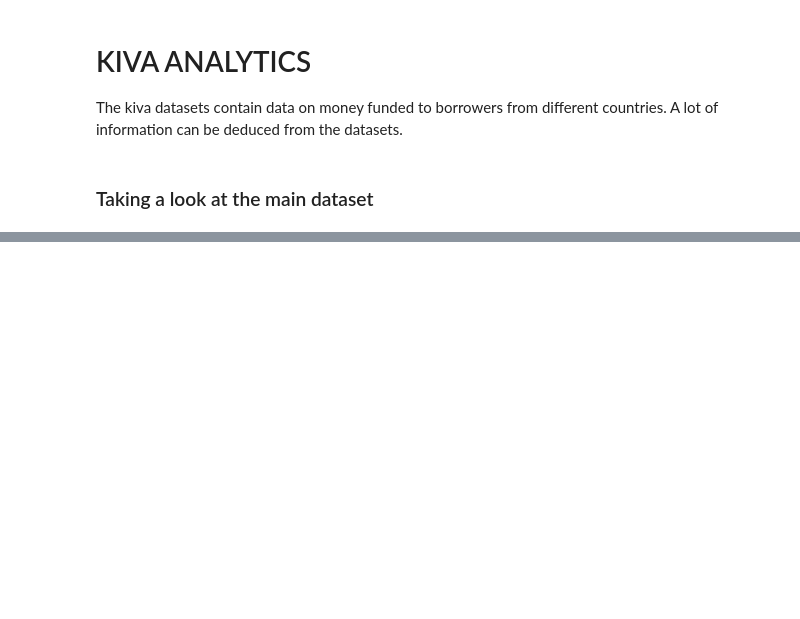
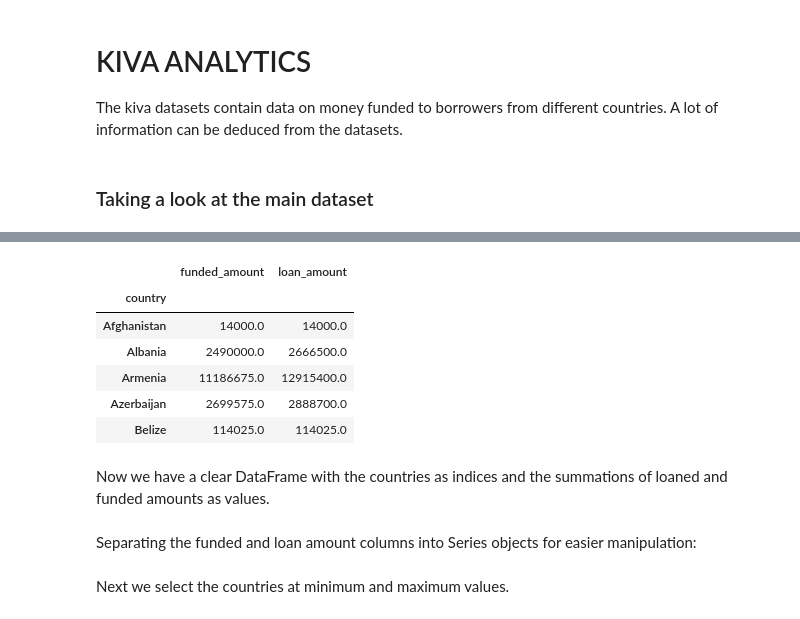
Before and after one commit to Python-4-DS/Python4ds_cohort-1, a Jupyter notebook: notebooks/kiva_analytics.ipynb, the cells around one changed output, grey strips where cells are left out. Saved outputs shown, nothing was run; the diff lists cells and outputs as text; code cells hidden in the pictures; blank space fills up the shorter version.

```diff
--- a/notebooks/kiva_analytics.ipynb
+++ b/notebooks/kiva_analytics.ipynb
@@ -26,0 +89,16 @@ The very first thing before starting on any analytics is to take care of all mis
+# %%
+# Formatting to a more clear dataframe
+loans_per_country_summation = loans_per_country['sum']
+
+loans_per_country_summation.head()
+# %% [output]
+|  | funded_amount | loan_amount |
+| country |  |  |
+| Afghanistan | 14000.0 | 14000.0 |
+| Albania | 2490000.0 | 2666500.0 |
+| Armenia | 11186675.0 | 12915400.0 |
+| Azerbaijan | 2699575.0 | 2888700.0 |
+| Belize | 114025.0 | 114025.0 |
+# %% [markdown]
+Now we have a clear DataFrame with the countries as indices and the summations of loaned and funded amounts as values. <br><br>
+Separating the funded and loan amount columns into Series objects for easier manipulation:
@@ -26,0 +109,2 @@ The very first thing before starting on any analytics is to take care of all mis
+# %% [markdown]
+Next we select the countries at minimum and maximum values.
```
Also changed, not shown: parts of 21 cells of this notebook, 2 other files.
